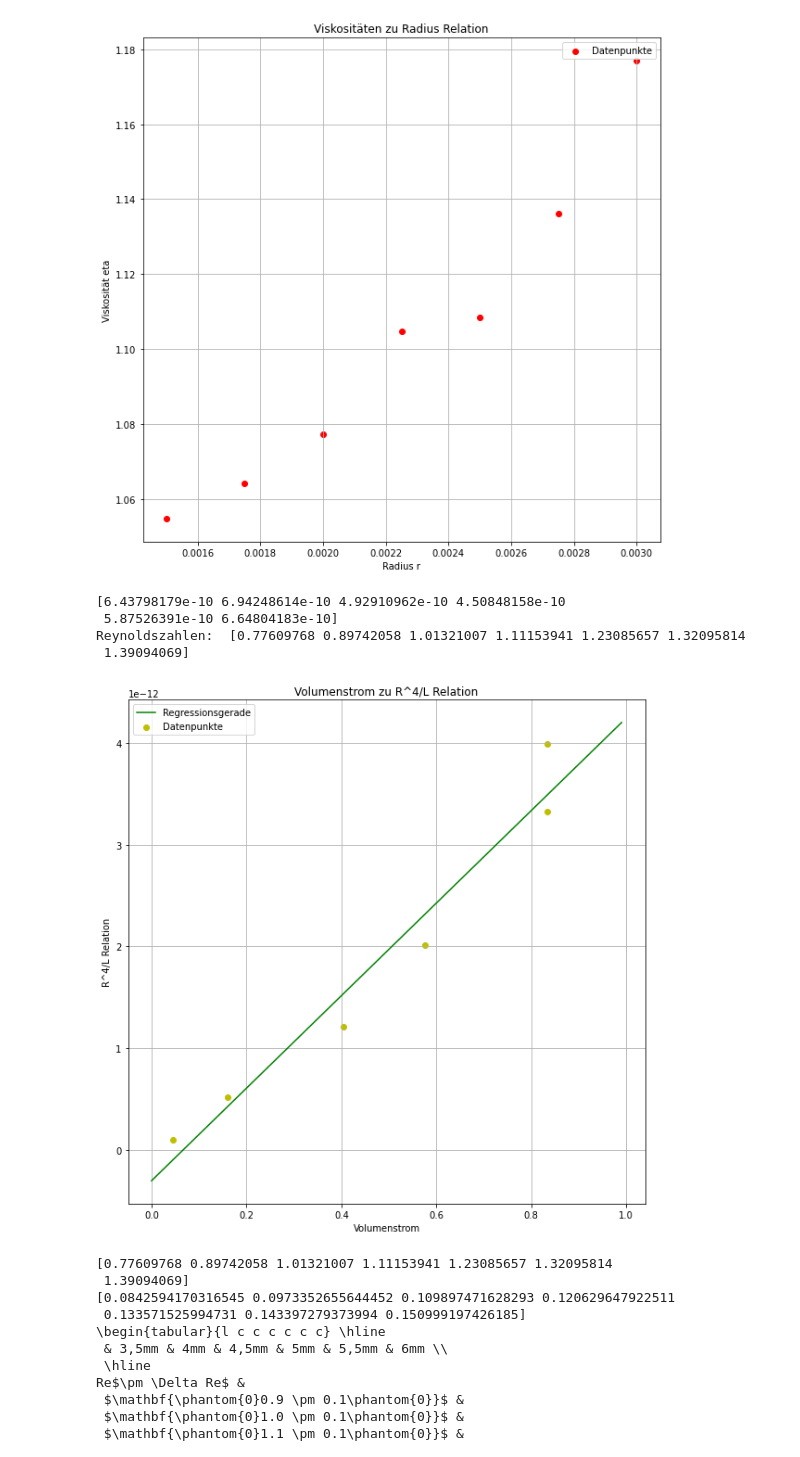
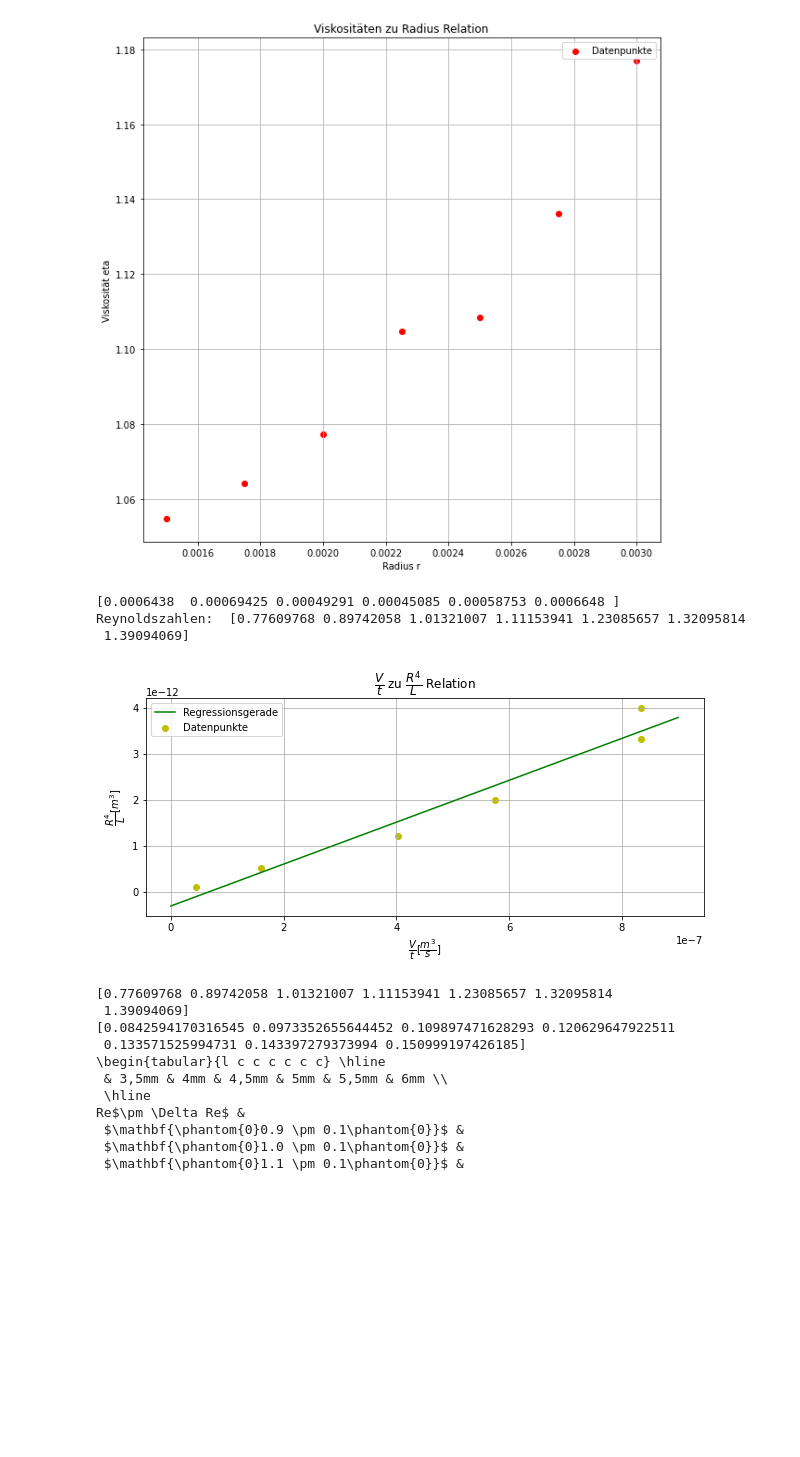
Before and after one commit to AP1ACC/V1, a Jupyter notebook: V8 .ipynb, the cells around one changed output. Saved outputs shown, nothing was run; the diff lists cells and outputs as text; code cells hidden in the pictures; blank space fills up the shorter version.

Commit message:
neue bezeichnungen auf diagramm
hackerman

```diff
--- a/V8 .ipynb
+++ b/V8 .ipynb
@@ -220,47 +220,48 @@ Reynoldszahlen:  [0.77609768 0.89742058 1.01321007 1.11153941 1.23085657 1.32095
 [figure]
 # %%
 # Kappilar
-laengeK = np.array([0.0952, 0.1211, 0.08, 0.0793, 0.1072, 0.0645])#m
-rK = np.array([0.00075, 0.0005, 0.0003, 0.00075, 0.0006, 0.0006])#m
-vol = np.array([50, 9.6, 2.7, 50, 24.2, 34.5])# ml
+laengeK = np.array([0.0952, 0.1211, 0.08, 0.0793, 0.1072, 0.0645])# m
+rK = np.array([0.00075, 0.0005, 0.0003, 0.00075, 0.0006, 0.0006])# m
+vol = np.array([50, 9.6, 2.7, 50, 24.2, 34.5])*(10**(-6))# m^3
 h = np.array([0.042, 0.056, 0.057, 0.0245, 0.051, 0.0495]) # m
 
-tK = 60
+tK = 60 # s
 dichte_W = 998 # kg/m^3 20°C +-1
 
 
 druck = dichte_W*pc.g*h
 
 volS = vol/tK
 rel = rK**4/laengeK
 
 
-fig, ax = plt.subplots(figsize=(10,10))
+fig, ax = plt.subplots(figsize=(10,4))
 
-x = np.arange(0, 1, 0.01)
+x = np.arange(0, 0.000001, 0.0000001)
 
 m, b = np.polyfit(volS, rel, 1)
 ax.plot(x,x*m+b,color='g',label="Regressionsgerade")
 
 ax.scatter(volS, rel, color='y', label='Datenpunkte')
 
-ax.set(xlabel='Volumenstrom', ylabel='R^4/L Relation', title='Volumenstrom zu R^4/L Relation')
+ax.set(xlabel='$\dfrac{V}{t}[\dfrac{m^3}{s}]$', ylabel='$\dfrac{R^4}{L} [m^3]$', title='$\dfrac{V}{t}$ zu $\dfrac{R^4}{L}$ Relation')
 ax.legend()
 ax.grid()
 
-visK = (pc.pi*druck*tK*rK**4)/(8*laengeK*vol)
+visK = (pc.pi*druck*tK*rK**4)/(8*laengeK*vol) # kg/sm
 print(visK)
 
 #stroem_v = volS/(1000*pc.pi*rK**2)
 #d = rK*2
 #reynold = (dichte_W*d*stroem_v)/visK
 print('Reynoldszahlen: ', reynold)
+
+fig.savefig("relzurel2.png")
 # %% [output]
-[6.43798179e-10 6.94248614e-10 4.92910962e-10 4.50848158e-10
- 5.87526391e-10 6.64804183e-10]
+[0.0006438  0.00069425 0.00049291 0.00045085 0.00058753 0.0006648 ]
 Reynoldszahlen:  [0.77609768 0.89742058 1.01321007 1.11153941 1.23085657 1.32095814
  1.39094069]
-[figure, old version]
+[figure, new version]
 # %%
 # Fehlerfortpflanzung
 gesch = np.array([3.0448352,   4.10761963,  5.30011925,  6.54129191,  8.04828974,  9.50118765, 10.91405184])
```
Also changed, not shown: 1 other file.
